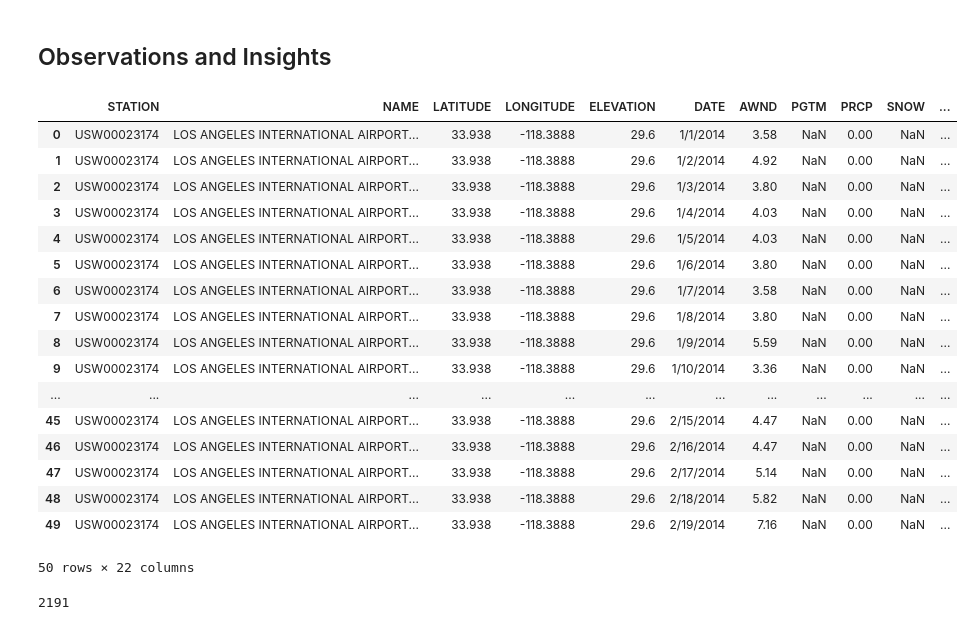
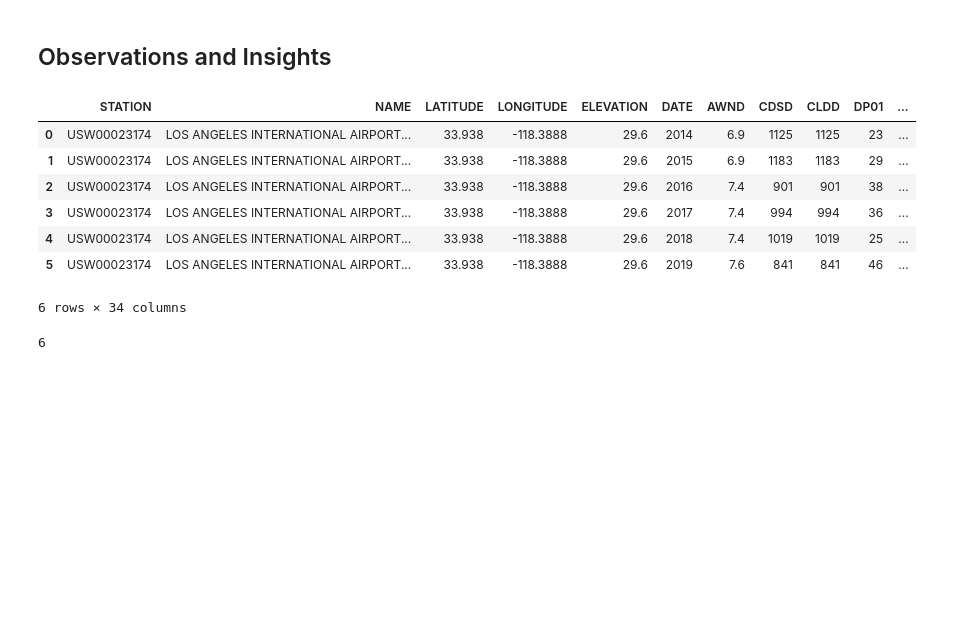
Before and after one commit to dvolz1130/project-one, a Jupyter notebook: Pat/pandas/airport_weather.ipynb, the cells around one changed output. Drawn from its saved outputs; the diff is of its cells as text; code cells hidden in the pictures; blank space fills up the shorter version.

Commit message:
annual file

```diff
--- a/Pat/pandas/airport_weather.ipynb
+++ b/Pat/pandas/airport_weather.ipynb
@@ -5,47 +5,37 @@
 # %%
 # Dependencies and Setup
 import matplotlib.pyplot as plt
 from scipy.stats import linregress
 import numpy as np
 import scipy.stats as st
 import pandas as pd
 
 # Study data files
-airport_weather_path = "../data/LAX2014-2019.csv"
+airport_weather_path = "../data/LosAngeles2014-2019annual.csv"
 
 # Read the mouse data and the study results
 airport_weather = pd.read_csv(airport_weather_path)
 
 # Combine the data into a single dataset
 airport_weather_data_df = pd.DataFrame(airport_weather)
 
 # Display the data table for preview
 airport_weather_data_df.head(50)
 # %% [output]
-|  | STATION | NAME | LATITUDE | LONGITUDE | ELEVATION | DATE | AWND | PGTM | PRCP | SNOW | ... |
-| 0 | USW00023174 | LOS ANGELES INTERNATIONAL AIRPORT... | 33.938 | -118.3888 | 29.6 | 1/1/2014 | 3.58 | NaN | 0.00 | NaN | ... |
-| 1 | USW00023174 | LOS ANGELES INTERNATIONAL AIRPORT... | 33.938 | -118.3888 | 29.6 | 1/2/2014 | 4.92 | NaN | 0.00 | NaN | ... |
-| 2 | USW00023174 | LOS ANGELES INTERNATIONAL AIRPORT... | 33.938 | -118.3888 | 29.6 | 1/3/2014 | 3.80 | NaN | 0.00 | NaN | ... |
-| 3 | USW00023174 | LOS ANGELES INTERNATIONAL AIRPORT... | 33.938 | -118.3888 | 29.6 | 1/4/2014 | 4.03 | NaN | 0.00 | NaN | ... |
-| 4 | USW00023174 | LOS ANGELES INTERNATIONAL AIRPORT... | 33.938 | -118.3888 | 29.6 | 1/5/2014 | 4.03 | NaN | 0.00 | NaN | ... |
-| 5 | USW00023174 | LOS ANGELES INTERNATIONAL AIRPORT... | 33.938 | -118.3888 | 29.6 | 1/6/2014 | 3.80 | NaN | 0.00 | NaN | ... |
-| 6 | USW00023174 | LOS ANGELES INTERNATIONAL AIRPORT... | 33.938 | -118.3888 | 29.6 | 1/7/2014 | 3.58 | NaN | 0.00 | NaN | ... |
-| 7 | USW00023174 | LOS ANGELES INTERNATIONAL AIRPORT... | 33.938 | -118.3888 | 29.6 | 1/8/2014 | 3.80 | NaN | 0.00 | NaN | ... |
-| 8 | USW00023174 | LOS ANGELES INTERNATIONAL AIRPORT... | 33.938 | -118.3888 | 29.6 | 1/9/2014 | 5.59 | NaN | 0.00 | NaN | ... |
-| 9 | USW00023174 | LOS ANGELES INTERNATIONAL AIRPORT... | 33.938 | -118.3888 | 29.6 | 1/10/2014 | 3.36 | NaN | 0.00 | NaN | ... |
-| ... | ... | ... | ... | ... | ... | ... | ... | ... | ... | ... | ... |
-| 45 | USW00023174 | LOS ANGELES INTERNATIONAL AIRPORT... | 33.938 | -118.3888 | 29.6 | 2/15/2014 | 4.47 | NaN | 0.00 | NaN | ... |
-| 46 | USW00023174 | LOS ANGELES INTERNATIONAL AIRPORT... | 33.938 | -118.3888 | 29.6 | 2/16/2014 | 4.47 | NaN | 0.00 | NaN | ... |
-| 47 | USW00023174 | LOS ANGELES INTERNATIONAL AIRPORT... | 33.938 | -118.3888 | 29.6 | 2/17/2014 | 5.14 | NaN | 0.00 | NaN | ... |
-| 48 | USW00023174 | LOS ANGELES INTERNATIONAL AIRPORT... | 33.938 | -118.3888 | 29.6 | 2/18/2014 | 5.82 | NaN | 0.00 | NaN | ... |
-| 49 | USW00023174 | LOS ANGELES INTERNATIONAL AIRPORT... | 33.938 | -118.3888 | 29.6 | 2/19/2014 | 7.16 | NaN | 0.00 | NaN | ... |
+|  | STATION | NAME | LATITUDE | LONGITUDE | ELEVATION | DATE | AWND | CDSD | CLDD | DP01 | ... |
+| 0 | USW00023174 | LOS ANGELES INTERNATIONAL AIRPORT... | 33.938 | -118.3888 | 29.6 | 2014 | 6.9 | 1125 | 1125 | 23 | ... |
+| 1 | USW00023174 | LOS ANGELES INTERNATIONAL AIRPORT... | 33.938 | -118.3888 | 29.6 | 2015 | 6.9 | 1183 | 1183 | 29 | ... |
+| 2 | USW00023174 | LOS ANGELES INTERNATIONAL AIRPORT... | 33.938 | -118.3888 | 29.6 | 2016 | 7.4 | 901 | 901 | 38 | ... |
+| 3 | USW00023174 | LOS ANGELES INTERNATIONAL AIRPORT... | 33.938 | -118.3888 | 29.6 | 2017 | 7.4 | 994 | 994 | 36 | ... |
+| 4 | USW00023174 | LOS ANGELES INTERNATIONAL AIRPORT... | 33.938 | -118.3888 | 29.6 | 2018 | 7.4 | 1019 | 1019 | 25 | ... |
+| 5 | USW00023174 | LOS ANGELES INTERNATIONAL AIRPORT... | 33.938 | -118.3888 | 29.6 | 2019 | 7.6 | 841 | 841 | 46 | ... |
-50 rows × 22 columns
+6 rows × 34 columns
 # %%
 # Checking the number of mice.
 airport_weather_data_days = airport_weather_data_df["DATE"].value_counts().count()
 print(airport_weather_data_days)
 # %% [output]
-2191
+6
 # %%
 #airport_weather_data_df = airport_weather_data_df.rename(columns={"AWND" : "Average wind speed"})
 airport_weather_data_df.head(50)
```
Also changed, not shown: parts of 6 cells of this notebook, 2 other files.
